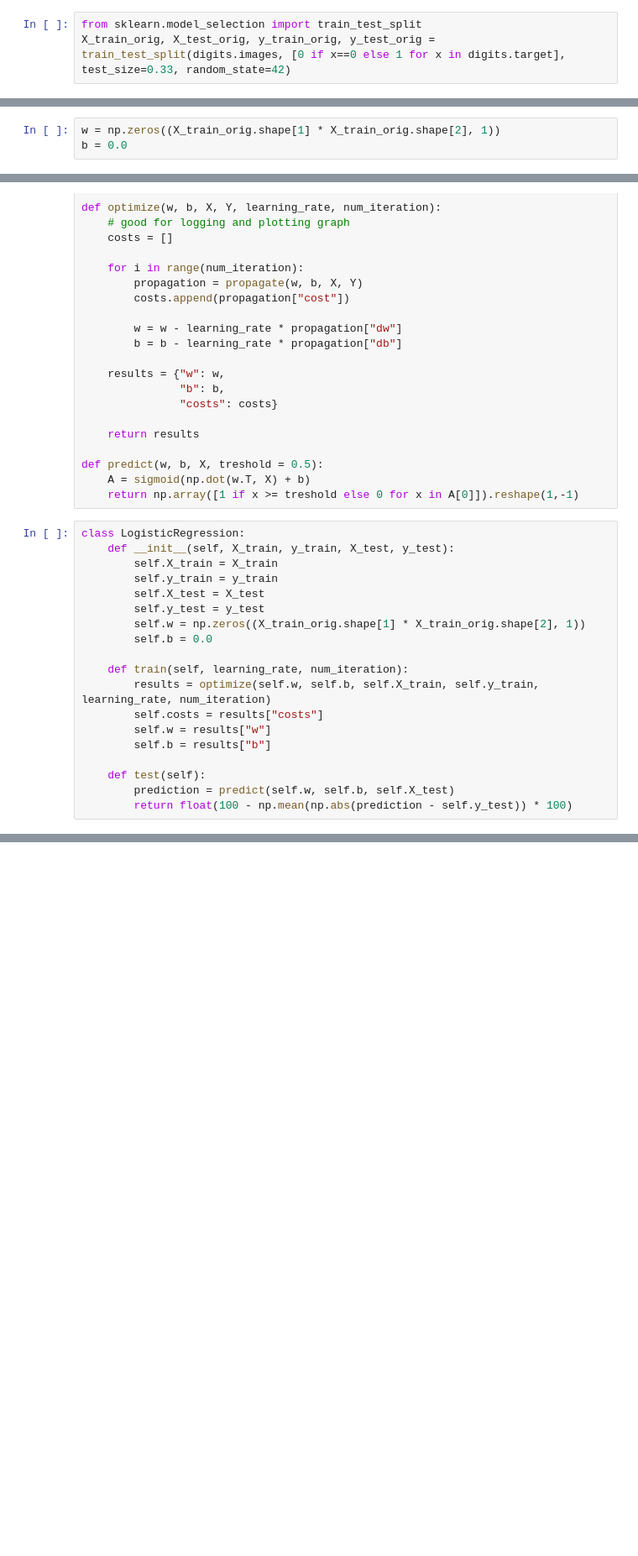
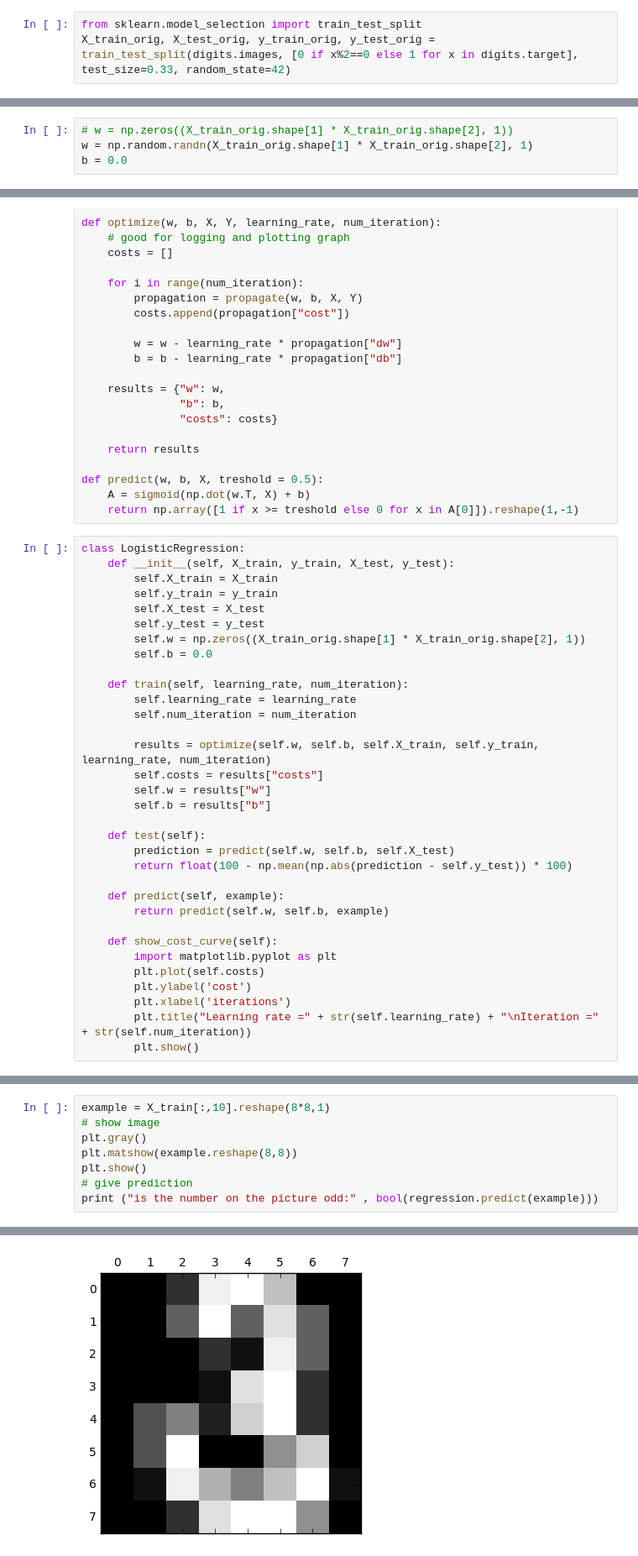
Before and after one commit to ClemDoum/tutorials, a Jupyter notebook: Scikit/Logistic regression.ipynb, the cells around one changed output, grey strips where cells are left out. Shown: that part at 84% size. Drawn from its saved outputs; the diff is of its cells as text; blank space fills up the shorter version.

Commit message:
add predict/show to logistic regression

```diff
--- a/Scikit/Logistic regression.ipynb
+++ b/Scikit/Logistic regression.ipynb
@@ -26,7 +26,7 @@ target: 4
 target: 4
 # %%
 from sklearn.model_selection import train_test_split
-X_train_orig, X_test_orig, y_train_orig, y_test_orig = train_test_split(digits.images, [0 if x==0 else 1 for x in digits.target], test_size=0.33, random_state=42)
+X_train_orig, X_test_orig, y_train_orig, y_test_orig = train_test_split(digits.images, [0 if x%2==0 else 1 for x in digits.target], test_size=0.33, random_state=42)
 # %%
 print (X_train_orig.shape)
 # %% [output]
@@ -103,7 +103,8 @@ and for cost function we get:
 $$ \frac{\partial J}{\partial w} = \frac{1}{m}X(A-Y)^T$$
 $$ \frac{\partial J}{\partial b} = \frac{1}{m} \sum_{i=1}^m (a^{(i)}-y^{(i)})$$
 # %%
-w = np.zeros((X_train_orig.shape[1] * X_train_orig.shape[2], 1))
+# w = np.zeros((X_train_orig.shape[1] * X_train_orig.shape[2], 1))
+w = np.random.randn(X_train_orig.shape[1] * X_train_orig.shape[2], 1)
 b = 0.0
 # %%
 def sigmoid(z):
@@ -160,6 +161,9 @@ class LogisticRegression:
         self.b = 0.0
 
     def train(self, learning_rate, num_iteration):
+        self.learning_rate = learning_rate
+        self.num_iteration = num_iteration
+
         results = optimize(self.w, self.b, self.X_train, self.y_train, learning_rate, num_iteration)
         self.costs = results["costs"]
         self.w = results["w"]
@@ -168,6 +172,17 @@ class LogisticRegression:
     def test(self):
         prediction = predict(self.w, self.b, self.X_test)
         return float(100 - np.mean(np.abs(prediction - self.y_test)) * 100)
+
+    def predict(self, example):
+        return predict(self.w, self.b, example)
+
+    def show_cost_curve(self):
+        import matplotlib.pyplot as plt
+        plt.plot(self.costs)
+        plt.ylabel('cost')
+        plt.xlabel('iterations')
+        plt.title("Learning rate =" + str(self.learning_rate) + "\nIteration =" + str(self.num_iteration))
+        plt.show()
 # %%
 regression = LogisticRegression(X_train, y_train, X_test, y_test)
 regression.train(0.001, 1000)
@@ -176,0 +192,9 @@ print (regression.test() , "%")
+# %%
+example = X_train[:,10].reshape(8*8,1)
+# show image
+plt.gray()
+plt.matshow(example.reshape(8,8))
+plt.show()
+# give prediction
+print ("is the number on the picture odd:" , bool(regression.predict(example)))
+# %% [output]
@@ -176,0 +202 @@ print (regression.test() , "%")
+[figure, added]
```
Also changed, not shown: parts of 3 cells of this notebook, 1 other file.
